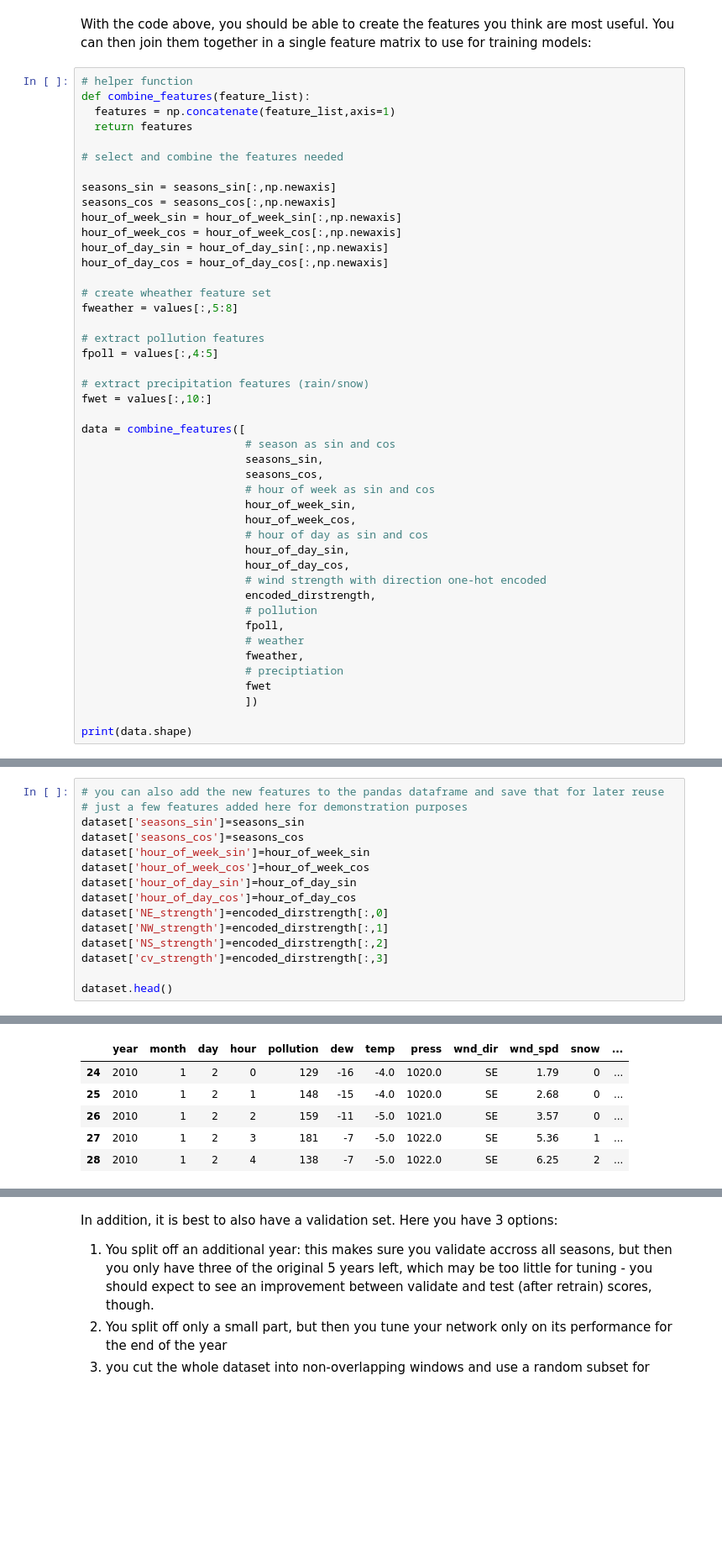
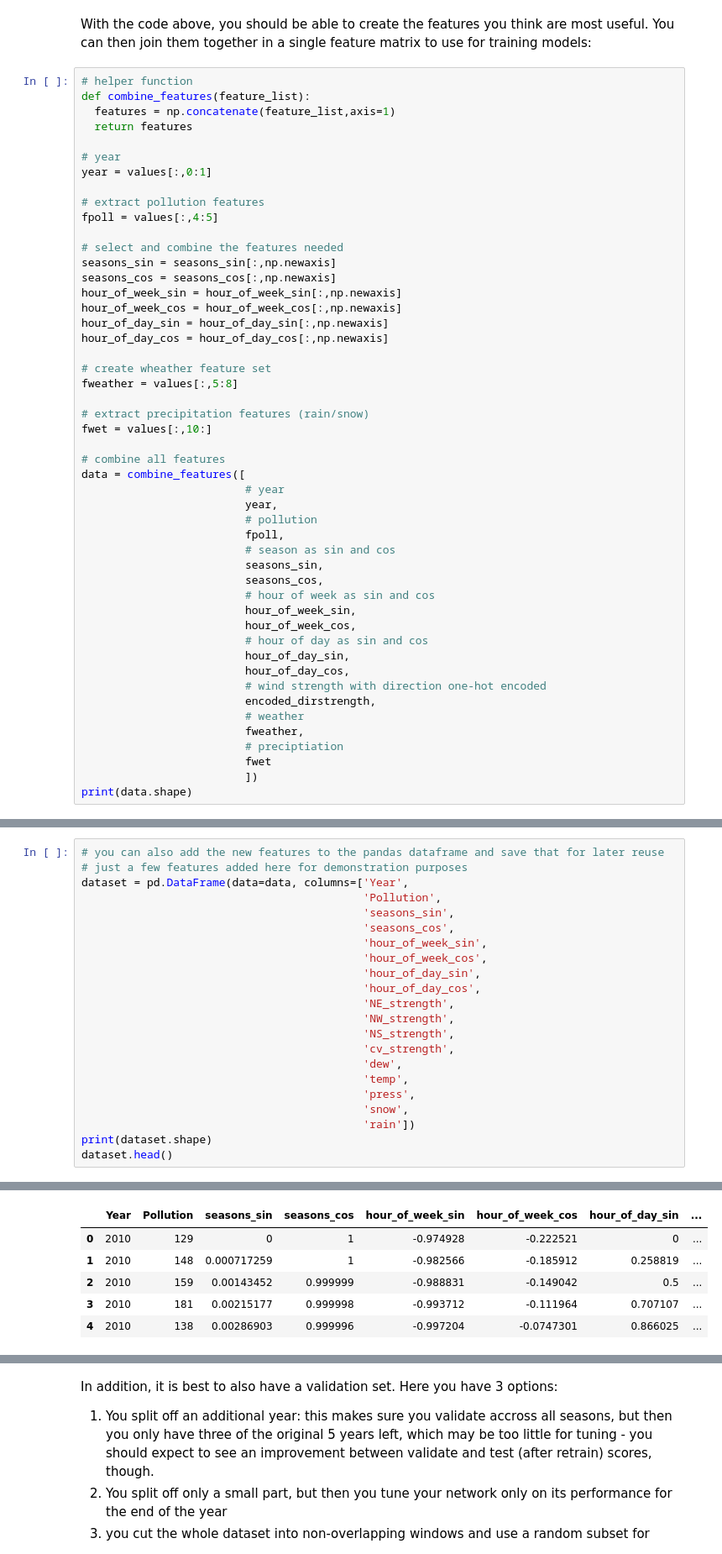
Before and after one commit to gartangh/Deep-Learning-Labs, a Jupyter notebook: Lab 4/Third_graded_assignment_data_preprocessing.ipynb, the cells around one changed output, grey strips where cells are left out. Shown at 84% size. Saved outputs shown, nothing was run; the diff lists cells and outputs as text; blank space fills up the shorter version.

```diff
--- a/Lab 4/Third_graded_assignment_data_preprocessing.ipynb
+++ b/Lab 4/Third_graded_assignment_data_preprocessing.ipynb
@@ -477,8 +477,13 @@ def combine_features(feature_list):
   features = np.concatenate(feature_list,axis=1)
   return features
 
+# year
+year = values[:,0:1]
+
+# extract pollution features
+fpoll = values[:,4:5]
+
 # select and combine the features needed
-
 seasons_sin = seasons_sin[:,np.newaxis]
 seasons_cos = seasons_cos[:,np.newaxis]
 hour_of_week_sin = hour_of_week_sin[:,np.newaxis]
@@ -489,13 +494,15 @@ hour_of_day_cos = hour_of_day_cos[:,np.newaxis]
 # create wheather feature set
 fweather = values[:,5:8]
 
-# extract pollution features
-fpoll = values[:,4:5]
-
 # extract precipitation features (rain/snow)
 fwet = values[:,10:]
 
+# combine all features
 data = combine_features([
+                         # year
+                         year,
+                         # pollution
+                         fpoll,
                          # season as sin and cos
                          seasons_sin,
                          seasons_cos,
@@ -507,13 +514,10 @@ data = combine_features([
                          hour_of_day_cos,
                          # wind strength with direction one-hot encoded
                          encoded_dirstrength,
-                         # pollution
-                         fpoll,
                          # weather
                          fweather,
                          # preciptiation
                          fwet
                          ])
-
 print(data.shape)
 # %% [output]
@@ -521,16 +525,23 @@ print(data.shape)
 # %%
 # you can also add the new features to the pandas dataframe and save that for later reuse
 # just a few features added here for demonstration purposes
-dataset['seasons_sin']=seasons_sin
-dataset['seasons_cos']=seasons_cos
-dataset['hour_of_week_sin']=hour_of_week_sin
-dataset['hour_of_week_cos']=hour_of_week_cos
-dataset['hour_of_day_sin']=hour_of_day_sin
-dataset['hour_of_day_cos']=hour_of_day_cos
-dataset['NE_strength']=encoded_dirstrength[:,0]
-dataset['NW_strength']=encoded_dirstrength[:,1]
-dataset['NS_strength']=encoded_dirstrength[:,2]
-dataset['cv_strength']=encoded_dirstrength[:,3]
-
+dataset = pd.DataFrame(data=data, columns=['Year',
+                                           'Pollution',
+                                           'seasons_sin',
+                                           'seasons_cos',
+                                           'hour_of_week_sin',
+                                           'hour_of_week_cos',
+                                           'hour_of_day_sin',
+                                           'hour_of_day_cos',
+                                           'NE_strength',
+                                           'NW_strength',
+                                           'NS_strength',
+                                           'cv_strength',
+                                           'dew',
+                                           'temp',
+                                           'press',
+                                           'snow',
+                                           'rain'])
+print(dataset.shape)
 dataset.head()
 # %% [output]
@@ -537,9 +549,9 @@ dataset.head()
-|  | year | month | day | hour | pollution | dew | temp | press | wnd_dir | wnd_spd | snow | ... |
-| 24 | 2010 | 1 | 2 | 0 | 129 | -16 | -4.0 | 1020.0 | SE | 1.79 | 0 | ... |
-| 25 | 2010 | 1 | 2 | 1 | 148 | -15 | -4.0 | 1020.0 | SE | 2.68 | 0 | ... |
-| 26 | 2010 | 1 | 2 | 2 | 159 | -11 | -5.0 | 1021.0 | SE | 3.57 | 0 | ... |
-| 27 | 2010 | 1 | 2 | 3 | 181 | -7 | -5.0 | 1022.0 | SE | 5.36 | 1 | ... |
-| 28 | 2010 | 1 | 2 | 4 | 138 | -7 | -5.0 | 1022.0 | SE | 6.25 | 2 | ... |
+|  | Year | Pollution | seasons_sin | seasons_cos | hour_of_week_sin | hour_of_week_cos | hour_of_day_sin | ... |
+| 0 | 2010 | 129 | 0 | 1 | -0.974928 | -0.222521 | 0 | ... |
+| 1 | 2010 | 148 | 0.000717259 | 1 | -0.982566 | -0.185912 | 0.258819 | ... |
+| 2 | 2010 | 159 | 0.00143452 | 0.999999 | -0.988831 | -0.149042 | 0.5 | ... |
+| 3 | 2010 | 181 | 0.00215177 | 0.999998 | -0.993712 | -0.111964 | 0.707107 | ... |
+| 4 | 2010 | 138 | 0.00286903 | 0.999996 | -0.997204 | -0.0747301 | 0.866025 | ... |
 # %%
 NEWDATAFILE = DATAPATH+'preprocessed_pollution_data.csv'
 dataset.to_csv(path_or_buf=NEWDATAFILE)
```
Also changed, not shown: parts of 7 cells of this notebook, 2 other files.
